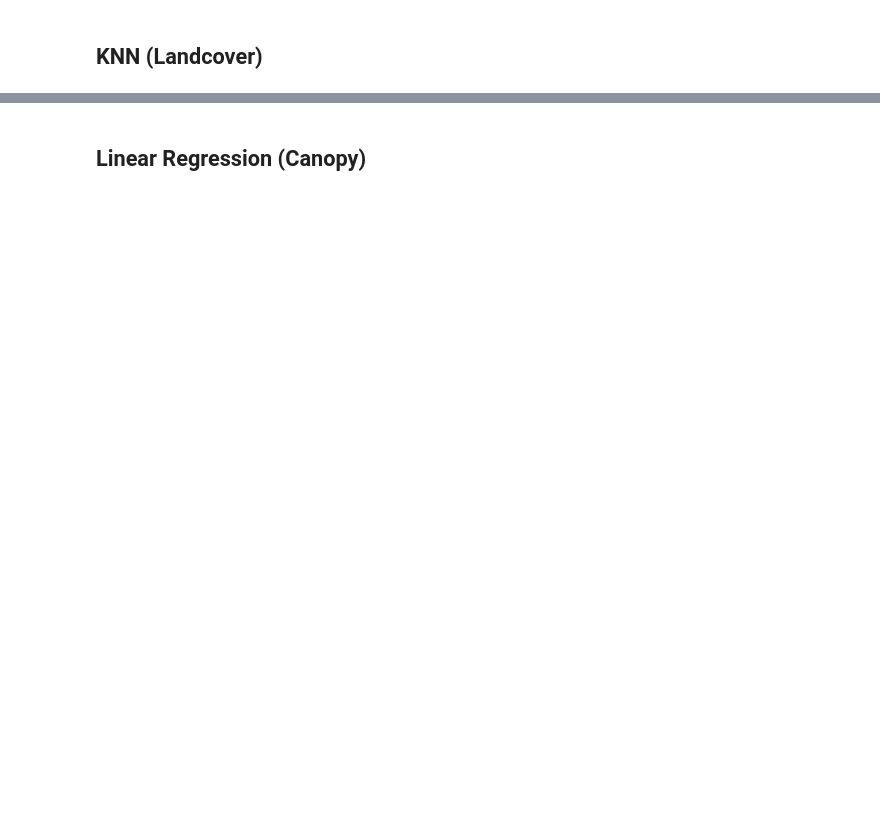
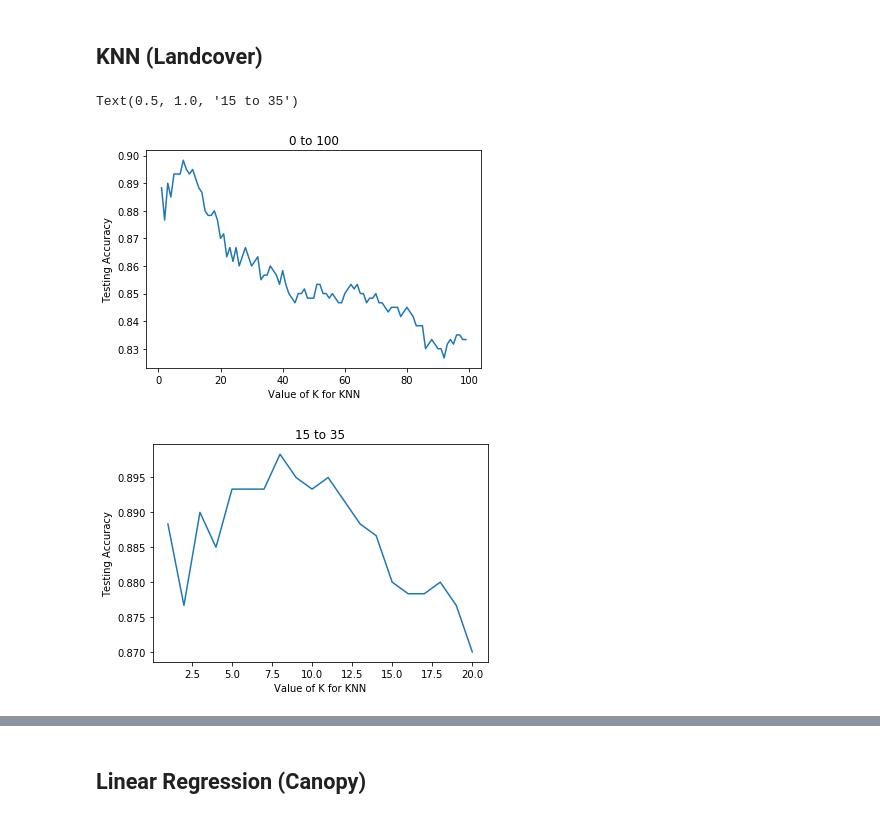
Before and after one commit to patrickcgray/landcover_rcnn, a Jupyter notebook: Sofia_Scikit2.ipynb, the cells around one changed output, grey strips where cells are left out. Saved outputs shown, nothing was run; the diff lists cells and outputs as text; code cells hidden in the pictures; blank space fills up the shorter version.

```diff
--- a/Sofia_Scikit2.ipynb
+++ b/Sofia_Scikit2.ipynb
@@ -188,6 +346,6 @@ print(confusion_matrix(landcover_test.astype('int'), pred_clf))
 # %%
 #RFC
-rfc = RandomForestClassifier(n_estimators = 350)
+rfc = RandomForestClassifier(criterion = 'entropy', max_depth = 11, max_features = 'auto', n_estimators = 180)
 rfc.fit(tiles_train,landcover_train.astype('int'))
 pred_rfc = rfc.predict(tiles_test)
 print('Classification Report')
@@ -197,4 +373,32 @@ print(confusion_matrix(landcover_test.astype('int'), pred_rfc))
 # %% [markdown]
 ## KNN (Landcover)
+# %%
+# KNN Neighbor Testing
+k_range = range(1,100)
+scores = []
+for k in k_range:
+    knn_test = KNeighborsClassifier(n_neighbors = k)
+    knn_test.fit(tiles_train,landcover_train.astype('int'))
+    pred_knn_test = knn_test.predict(tiles_test)
+    scores.append(accuracy_score(landcover_test.astype('int'),pred_knn_test))
+# %%
+# KNN Testing Plot
+%matplotlib inline
+plt.figure(1);
+plt.plot(k_range,scores)
+plt.xlabel('Value of K for KNN')
+plt.ylabel('Testing Accuracy')
+plt.title('0 to 100')
+
+
+plt.figure(2);
+plt.plot(k_range[0:20],scores[0:20])
+plt.xlabel('Value of K for KNN')
+plt.ylabel('Testing Accuracy')
+plt.title('15 to 35')
+# %% [output]
+Text(0.5, 1.0, '15 to 35')
+[figure, added]
+[figure, added]
 # %%
 # KNN
```
Also changed, not shown: parts of 48 cells of this notebook, 2 other files.
